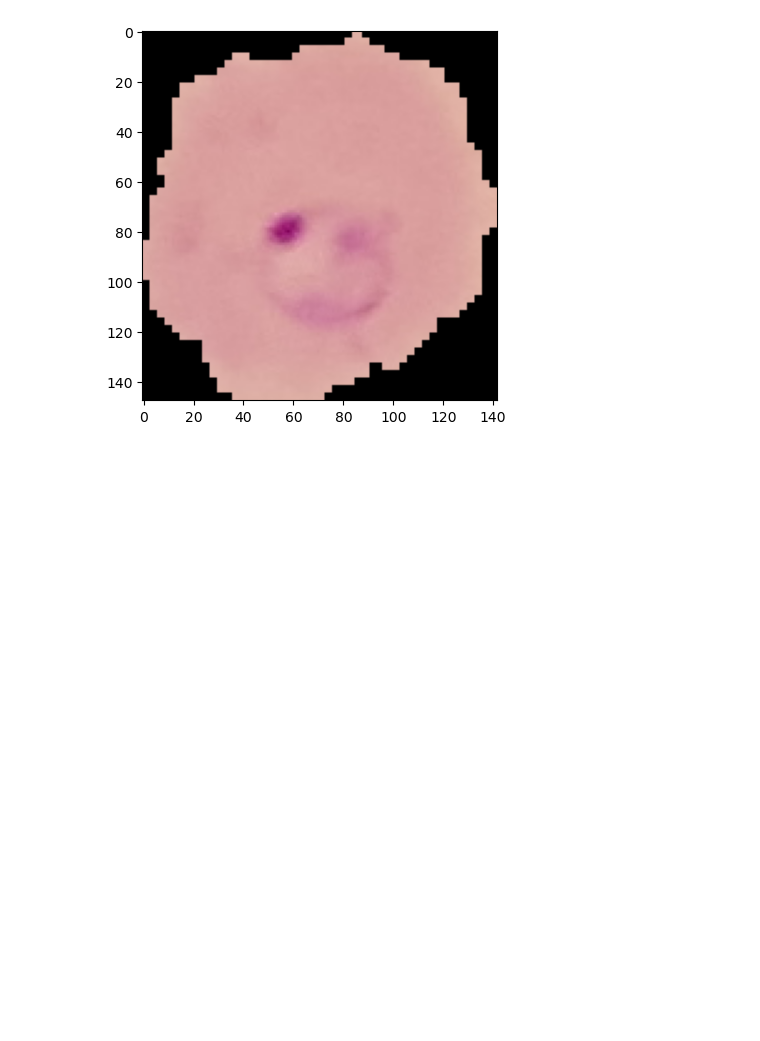
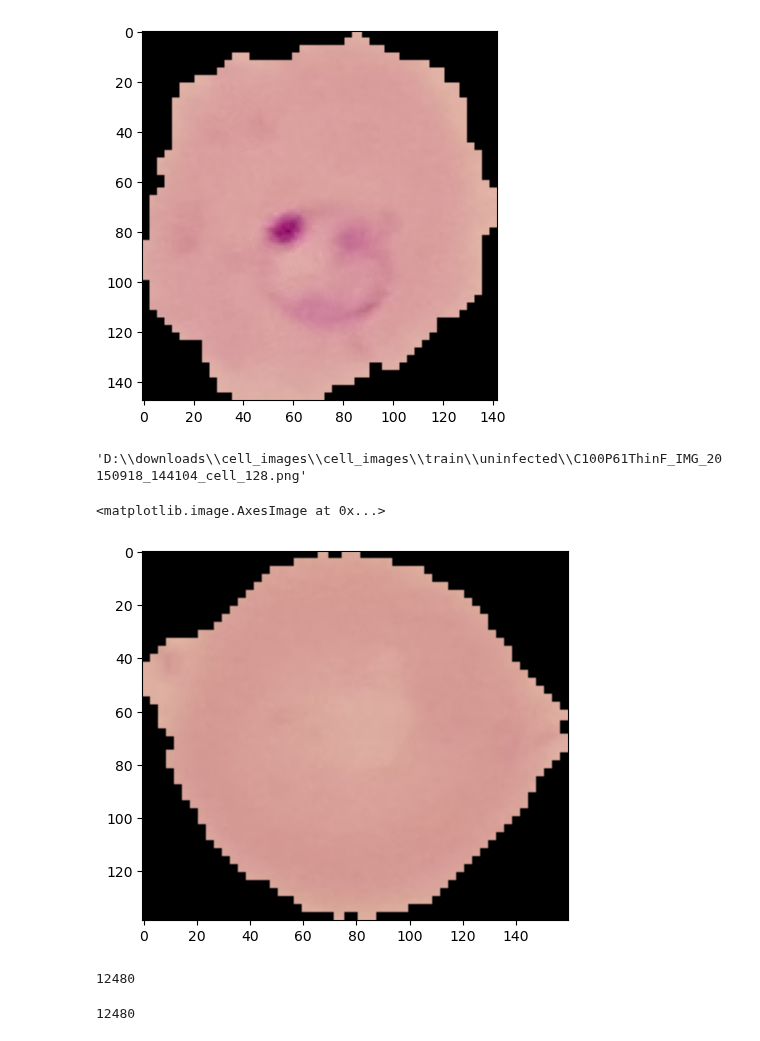
Before and after one commit to dancanyego/Deep-Learning-and-Neural-nets, a Jupyter notebook: CNN/Malaria classification.ipynb, the cells around one changed output. Drawn from its saved outputs; the diff is of its cells as text; code cells hidden in the pictures; blank space fills up the shorter version.

```diff
--- a/CNN/Malaria classification.ipynb
+++ b/CNN/Malaria classification.ipynb
@@ -47,5 +47,13 @@ plt.imshow(imread(para_cell))
 # %%
 # Uninfected cell
 # %%
-os.listdir(train_path+'uninfected')[0]
-uninfected_cell = train_path+'uninfected\\'+
+uninfected_cell = train_path+'uninfected\\'+os.listdir(train_path+'uninfected')[0]
+# %%
+uninfected_cell
+# %% [output]
+'D:\\downloads\\cell_images\\cell_images\\train\\uninfected\\C100P61ThinF_IMG_20150918_144104_cell_128.png'
+# %%
+plt.imshow(imread(uninfected_cell))
+# %% [output]
+<matplotlib.image.AxesImage at 0x...>
+[figure, added]
@@ -51,0 +62,4 @@ uninfected_cell = train_path+'uninfected\\'+
+# %%
+len(os.listdir(train_path+'parasitized'))
+# %% [output]
+12480
@@ -51,0 +68,4 @@ uninfected_cell = train_path+'uninfected\\'+
+# %%
+len(os.listdir(train_path+'uninfected'))
+# %% [output]
+12480
```
Also changed, not shown: parts of 9 cells of this notebook.
